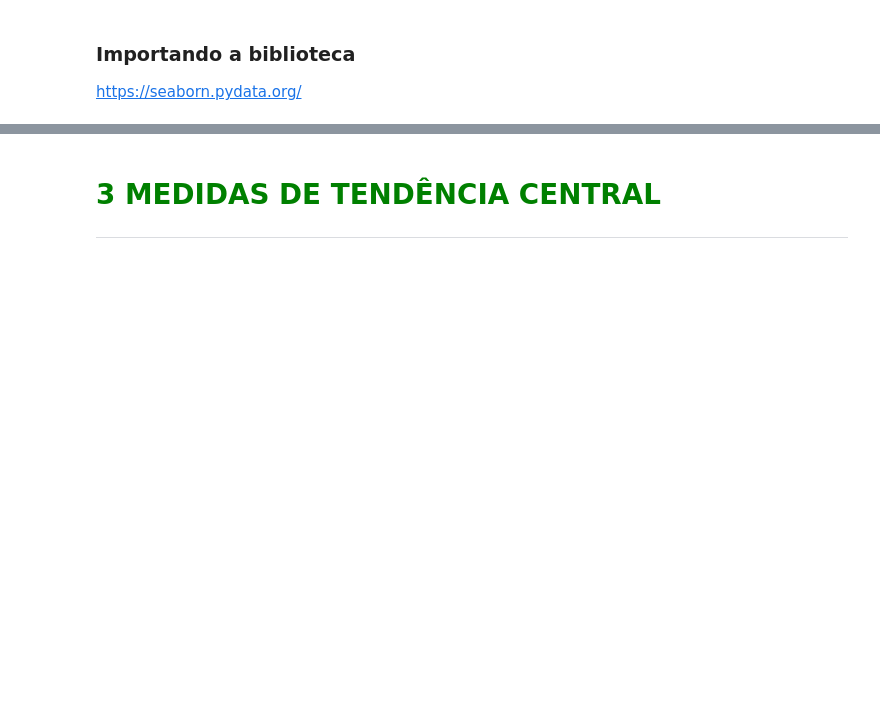
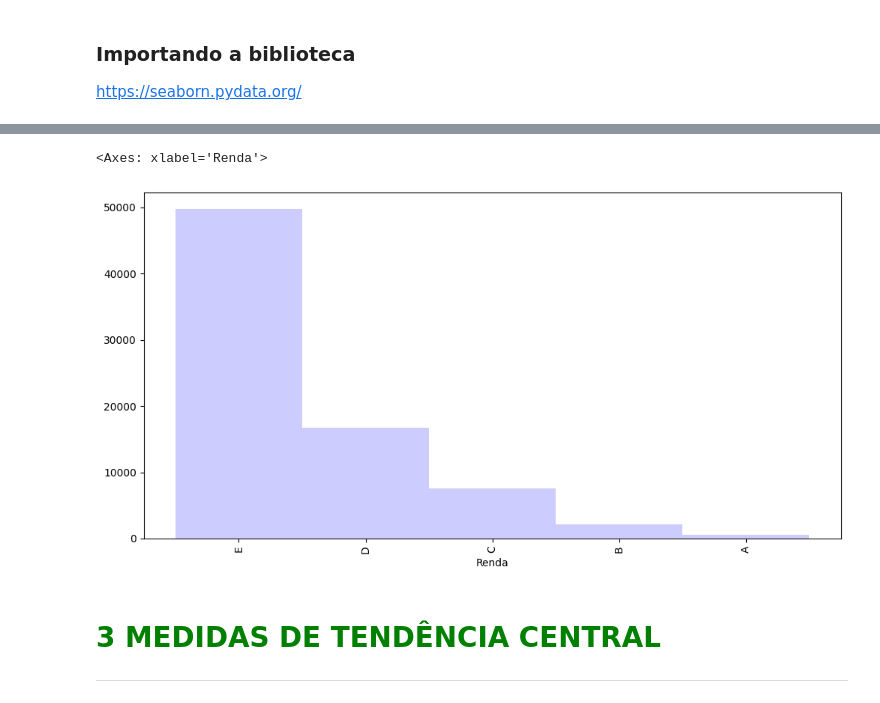
Before and after one commit to cauancalmeida/Data_Science_studies, a Jupyter notebook: Curso_de_Estatística_Parte_1.ipynb, the cells around one changed output, grey strips where cells are left out. Saved outputs shown, nothing was run; the diff lists cells and outputs as text; code cells hidden in the pictures; blank space fills up the shorter version.

```diff
--- a/Curso_de_Estatística_Parte_1.ipynb
+++ b/Curso_de_Estatística_Parte_1.ipynb
@@ -342,4 +352,13 @@ onde <b>SM</b> é o valor do salário mínimo na época. Em nosso caso <b>R$ 788
+# %%
+labels = ['E','D','C','B','A']
 # %% [markdown]
 ### Passo 2 - Criar a tabela de frequências
 # %% [markdown]
 https://pandas.pydata.org/pandas-docs/version/0.22/generated/pandas.cut.html
+# %%
+frequencia_renda = pd.value_counts(
+pd.cut(x = dados.Renda,
+       bins = classes,
+       labels = labels,
+       include_lowest= True))
+frequencia_renda
@@ -345,0 +373,7 @@ https://pandas.pydata.org/pandas-docs/version/0.22/generated/pandas.cut.html
+# %%
+frequencia_renda_percent = pd.value_counts(
+pd.cut(x = dados.Renda,
+       bins = classes,
+       labels = labels,
+       include_lowest= True), normalize=True)
+frequencia_renda_percent
@@ -345,0 +388,3 @@ https://pandas.pydata.org/pandas-docs/version/0.22/generated/pandas.cut.html
+# %%
+disti_freq_quantitativas_personal = pd.DataFrame({'Frequencia': frequencia_renda , 'Porcentagem(%)': frequencia_renda_percent})
+disti_freq_quantitativas_personal
@@ -370,3 +602,8 @@ https://seaborn.pydata.org/
+# %%
+disti_freq_quantitativas_personal['Frequencia'].plot.bar(width= 1, color= 'blue', alpha = 0.2, figsize= (12, 6))
+# %% [output]
+<Axes: xlabel='Renda'>
+[figure, added]
 # %% [markdown]
 # <font color=green>3 MEDIDAS DE TENDÊNCIA CENTRAL</font>
 ***
```
Also changed, not shown: parts of 20 cells of this notebook.
